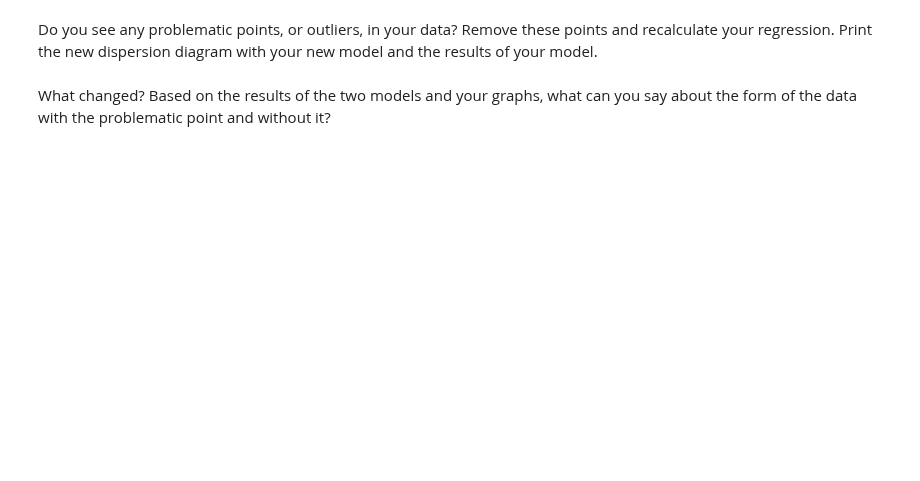
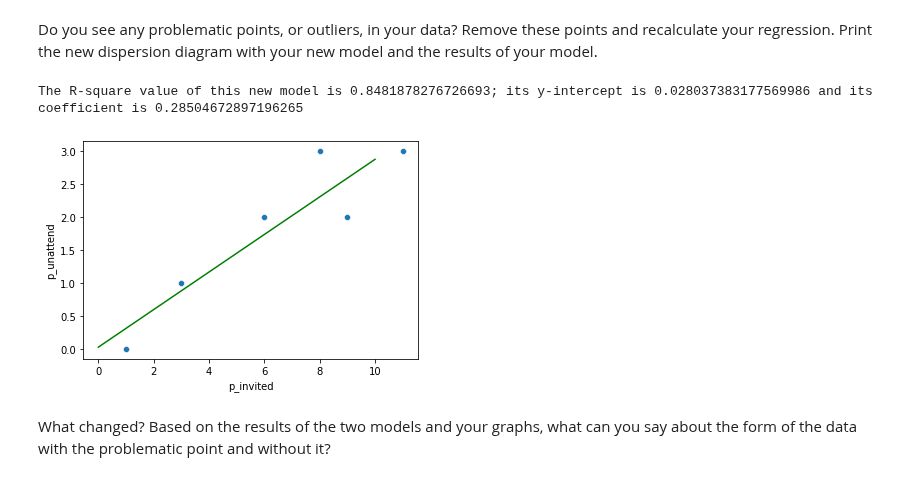
Before and after one commit to ironhack-datalabs/datamad1020, a Jupyter notebook: module-2/lab-regression-analysis/your-code.ipynb, the cells around one changed output. Drawn from its saved outputs; the diff is of its cells as text; code cells hidden in the pictures; blank space fills up the shorter version.

```diff
--- a/module-2/lab-regression-analysis/your-code.ipynb
+++ b/module-2/lab-regression-analysis/your-code.ipynb
@@ -265,2 +273,21 @@ Do you see any problematic points, or outliers, in your data? Remove these point
+# %%
+# Your response here.
+no_outliers = parties[(parties['p_invited'] != 14) & (parties['p_invited'] != 4)]
+
+lr_p = LinearRegression(fit_intercept=True)
+lr_p.fit(no_outliers['p_invited'].to_frame(), no_outliers['p_unattend'])
+
+x = range(no_outliers['p_invited'].max())
+y = lr_p.coef_[0] * x + lr_p.intercept_
+
+r2 = lr_p.score(no_outliers['p_invited'].to_frame(), no_outliers['p_unattend'])
+
+sns.scatterplot(x=no_outliers["p_invited"], y=no_outliers["p_unattend"])
+plt.plot(x,y,c="g")
+
+print(f"The R-square value of this new model is {r2}; its y-intercept is {lr_p.intercept_} and its coefficient is {lr_p.coef_[0]}")
+# %% [output]
+The R-square value of this new model is 0.8481878276726693; its y-intercept is 0.028037383177569986 and its coefficient is 0.28504672897196265
+[figure, added]
 # %% [markdown]
 What changed? Based on the results of the two models and your graphs, what can you say about the form of the data with the problematic point and without it?
```
Also changed, not shown: parts of 11 cells of this notebook.
